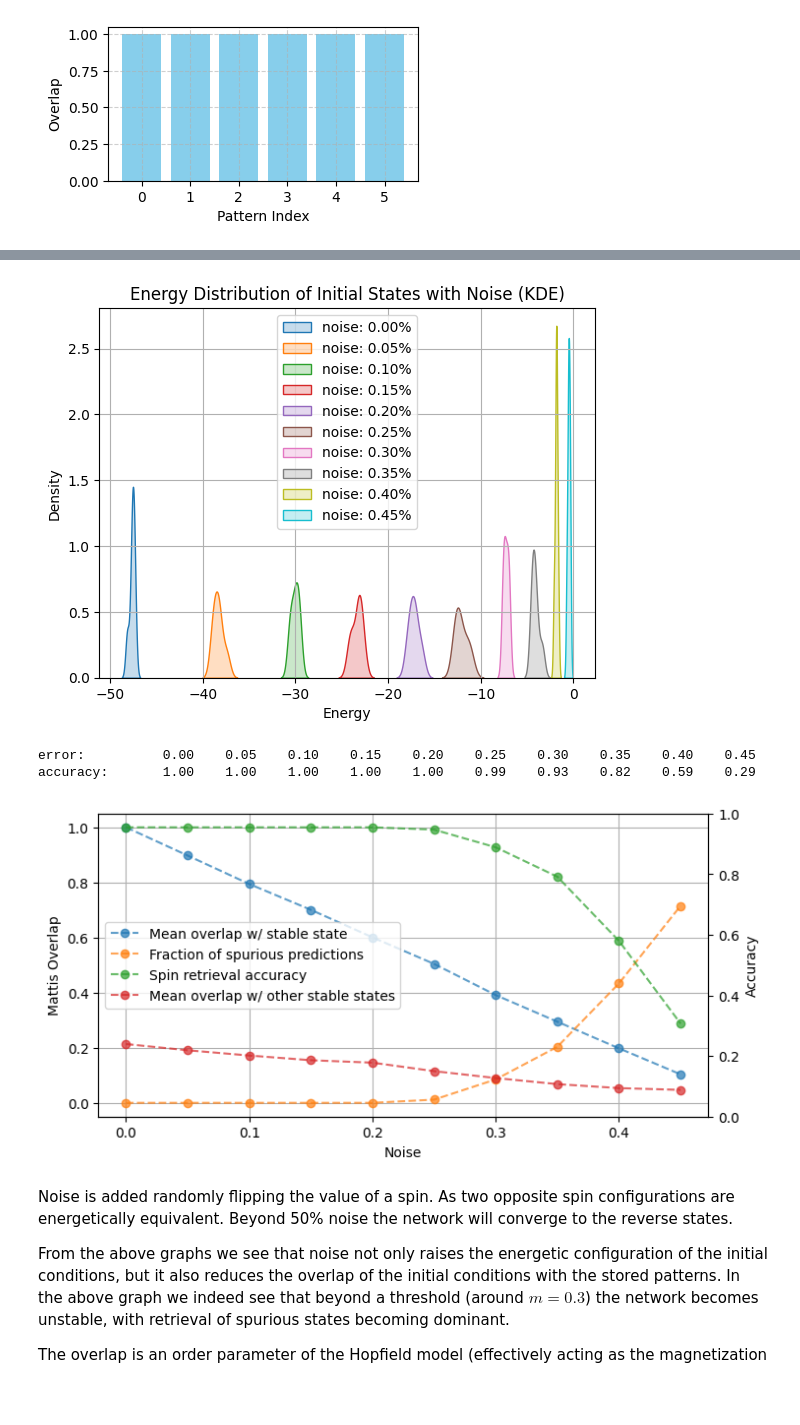
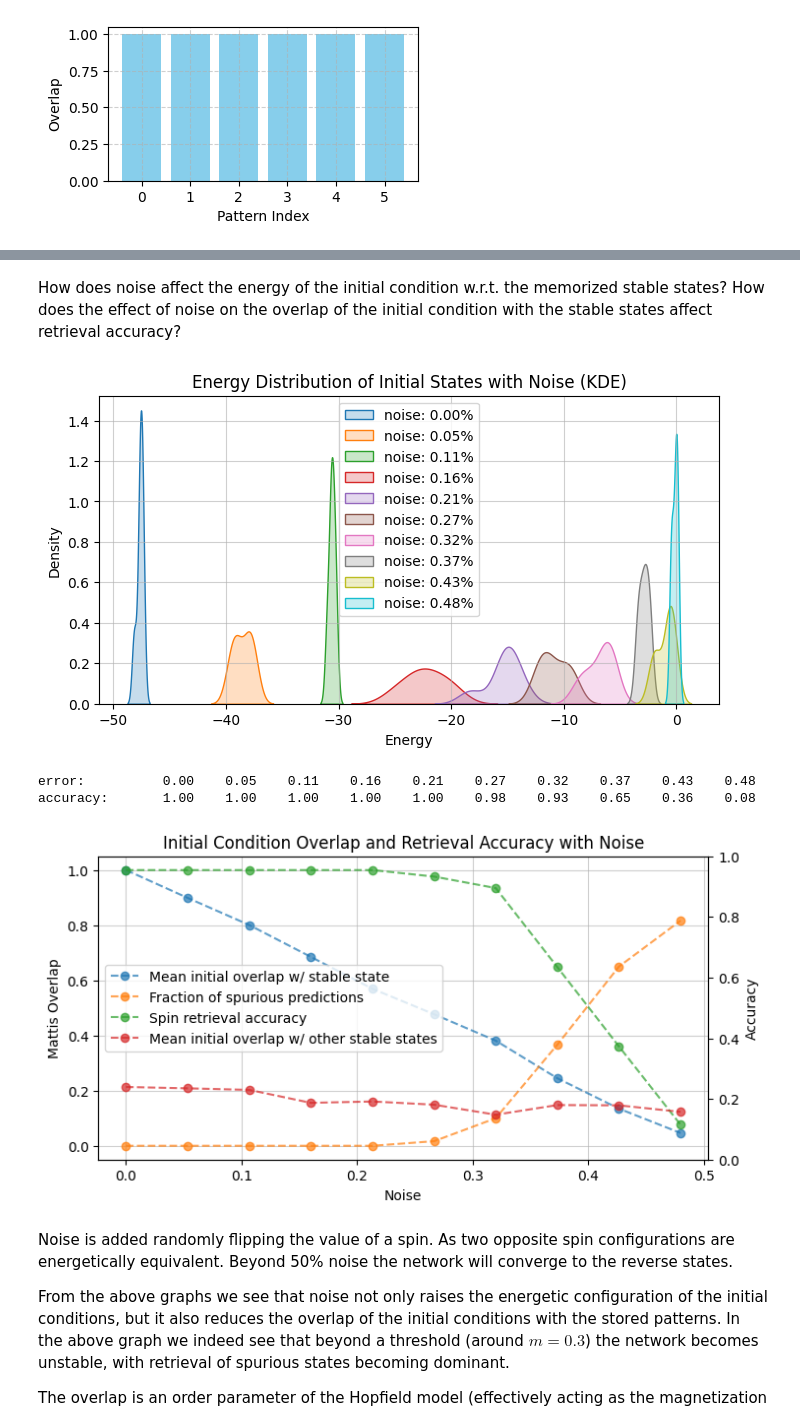
Before and after one commit to edoardo-damore/hopfield_model_and_data_reconstruction, a Jupyter notebook: deterministic_FINAL.ipynb, the cells around one changed output, grey strips where cells are left out. Cells and saved outputs as stored; diff of their text form; code cells hidden in the pictures; blank space fills up the shorter version.

```diff
--- a/deterministic_FINAL.ipynb
+++ b/deterministic_FINAL.ipynb
@@ -261,0 +266,21 @@ plt.show()
+# %%
+noise = 0.3
+my_noisier_patterns = np.array([noisify(p, noise) for p in my_patterns])
+
+overlap_matrix = np.array([overlap_memory(my_noisy_patterns[i], my_patterns) for i in range(my_patterns.shape[0])])
+
+plt.figure(figsize=(6, 4))
+sns.heatmap(overlap_matrix, annot=True, cmap="coolwarm", cbar_kws={'label': 'Overlap Value'}, fmt=".2f")
+plt.xlabel("Stable States")
+plt.ylabel("Initial Conditions")
+plt.title(f"Overlap between Noisy ({noise}%) Initial Conditions and Stored Patterns")
+plt.show()
+
+overlap_rr_matrix = np.array([overlap_memory(my_retrieved_patterns[i], my_patterns) for i in range(my_patterns.shape[0])])
+
+plt.figure(figsize=(6, 4))
+sns.heatmap(overlap_rr_matrix, annot=True, cmap="coolwarm", cbar_kws={'label': 'Overlap Value'}, fmt=".2f")
+plt.xlabel("Stable States")
+plt.ylabel("Initial Conditions")
+plt.title(f"Overlap between Noisy ({noise}%) Initial Conditions and Stored Patterns")
+plt.show()
@@ -262,6 +290,8 @@ plt.show()
+# %% [markdown]
+How does noise affect the energy of the initial condition w.r.t. the memorized stable states? How does the effect of noise on the overlap of the initial condition with the stable states affect retrieval accuracy?
 # %%
-noises = np.linspace(0, 0.45, 10)
-num_trials = 100
+noises = np.linspace(0, 0.48, 10)
+num_trials = 10
 
 P_set_shape = (len(noises), my_patterns.shape[0], my_patterns.shape[1])
 retrieval_set = np.zeros(P_set_shape)
@@ -307,41 +337,42 @@ mean_sys_overlap = np.array([
 # %%
 J = weight_matrix(my_patterns)
 noisy_energies_set = np.array([[energy_func(p, J) for p in sp] for sp in noisy_set])
 noisy_energies_set.shape
 
-plt.figure()
+plt.figure(figsize=(8,4))
+plt.grid(alpha=0.6)
 
 for i, energies in enumerate(noisy_energies_set):
     sns.kdeplot(energies, label=f"noise: {noises[i]:.2f}%", fill=True)
 
 plt.xlabel("Energy")
 plt.ylabel("Density")
 plt.title("Energy Distribution of Initial States with Noise (KDE)")
-plt.grid(True)
 plt.legend()
 plt.show()
 
 print(f"error:         \t{noises[0]:.2f}\t{noises[1]:.2f}\t{noises[2]:.2f}\t{noises[3]:.2f}\t{noises[4]:.2f}\t{noises[5]:.2f}\t{noises[6]:.2f}\t{noises[7]:.2f}\t{noises[8]:.2f}\t{noises[9]:.2f}")
 print(f"accuracy:\t{spin_ret_acc_set[0]:.2f}\t{spin_ret_acc_set[1]:.2f}\t{spin_ret_acc_set[2]:.2f}\t{spin_ret_acc_set[3]:.2f}\t{spin_ret_acc_set[4]:.2f}\t{spin_ret_acc_set[5]:.2f}\t{spin_ret_acc_set[6]:.2f}\t{spin_ret_acc_set[7]:.2f}\t{spin_ret_acc_set[8]:.2f}\t{spin_ret_acc_set[9]:.2f}")
+
+plt.figure(figsize=(8,4))
+plt.grid(alpha=0.6)
+
+plt.plot(noises, mean_self_overlap,    marker="o", linestyle="--", alpha=0.7, label="Mean initial overlap w/ stable state")
+plt.plot(noises, 1-frac_suc_ret_set,   marker="o", linestyle="--", alpha=0.7, label="Fraction of spurious predictions")
+plt.plot(noises, spin_ret_acc_set,     marker="o", linestyle="--", alpha=0.7, label="Spin retrieval accuracy ")
+plt.plot(noises, mean_sys_overlap,     marker="o", linestyle="--", alpha=0.7, label="Mean initial overlap w/ other stable states")
+plt.xlabel("Noise")
+plt.ylabel("Mattis Overlap")
+plt.legend(loc="center left")
+plt.title("Initial Condition Overlap and Retrieval Accuracy with Noise")
+ax2 = plt.gca().twinx()
+ax2.set_ylabel("Accuracy")
+plt.show()
 # %% [output]
-[figure, old version]
+[figure, new version]
-error:          0.00    0.05    0.10    0.15    0.20    0.25    0.30    0.35    0.40    0.45
-accuracy:       1.00    1.00    1.00    1.00    1.00    0.99    0.93    0.82    0.59    0.29
+error:          0.00    0.05    0.11    0.16    0.21    0.27    0.32    0.37    0.43    0.48
+accuracy:       1.00    1.00    1.00    1.00    1.00    0.98    0.93    0.65    0.36    0.08
+[figure, added]
-# %%
-plt.figure(figsize=(8,4))
-plt.plot(noises, mean_self_overlap,    marker="o", linestyle="--", alpha=0.7, label="Mean overlap w/ stable state")
-plt.plot(noises, 1-frac_suc_ret_set,   marker="o", linestyle="--", alpha=0.7, label="Fraction of spurious predictions")
-plt.plot(noises, spin_ret_acc_set,     marker="o", linestyle="--", alpha=0.7, label="Spin retrieval accuracy ")
-plt.plot(noises, mean_sys_overlap,     marker="o", linestyle="--", alpha=0.7, label="Mean overlap w/ other stable states")
-plt.xlabel("Noise")
-plt.ylabel("Mattis Overlap")
-plt.legend(loc="center left")
-plt.grid(True)
-ax2 = plt.gca().twinx()
-ax2.set_ylabel("Accuracy")
-plt.show()
-# %% [output]
-[figure, removed]
 # %% [markdown]
 Noise is added randomly flipping the value of a spin. As two opposite spin configurations are energetically equivalent. Beyond 50% noise the network will converge to the reverse states.
 
```
Also changed, not shown: parts of 27 cells of this notebook, 2 other files.
